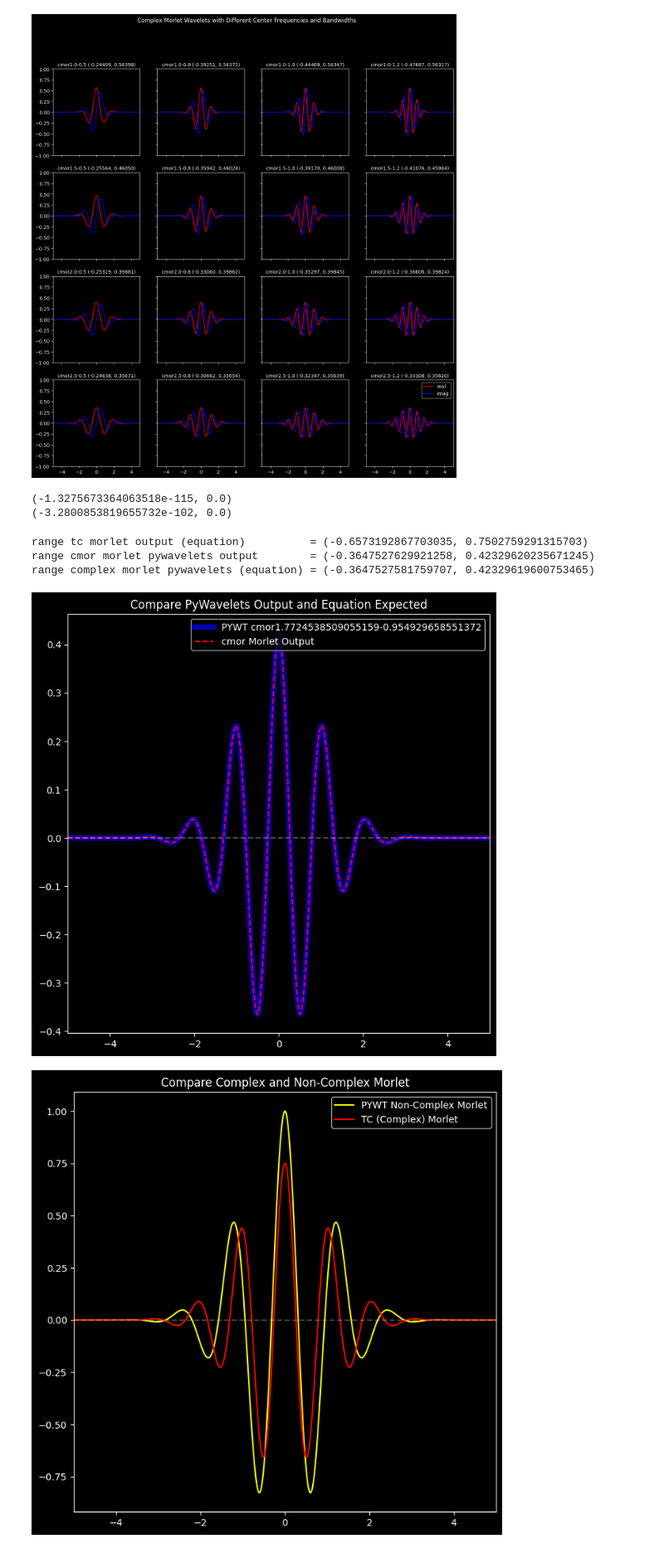
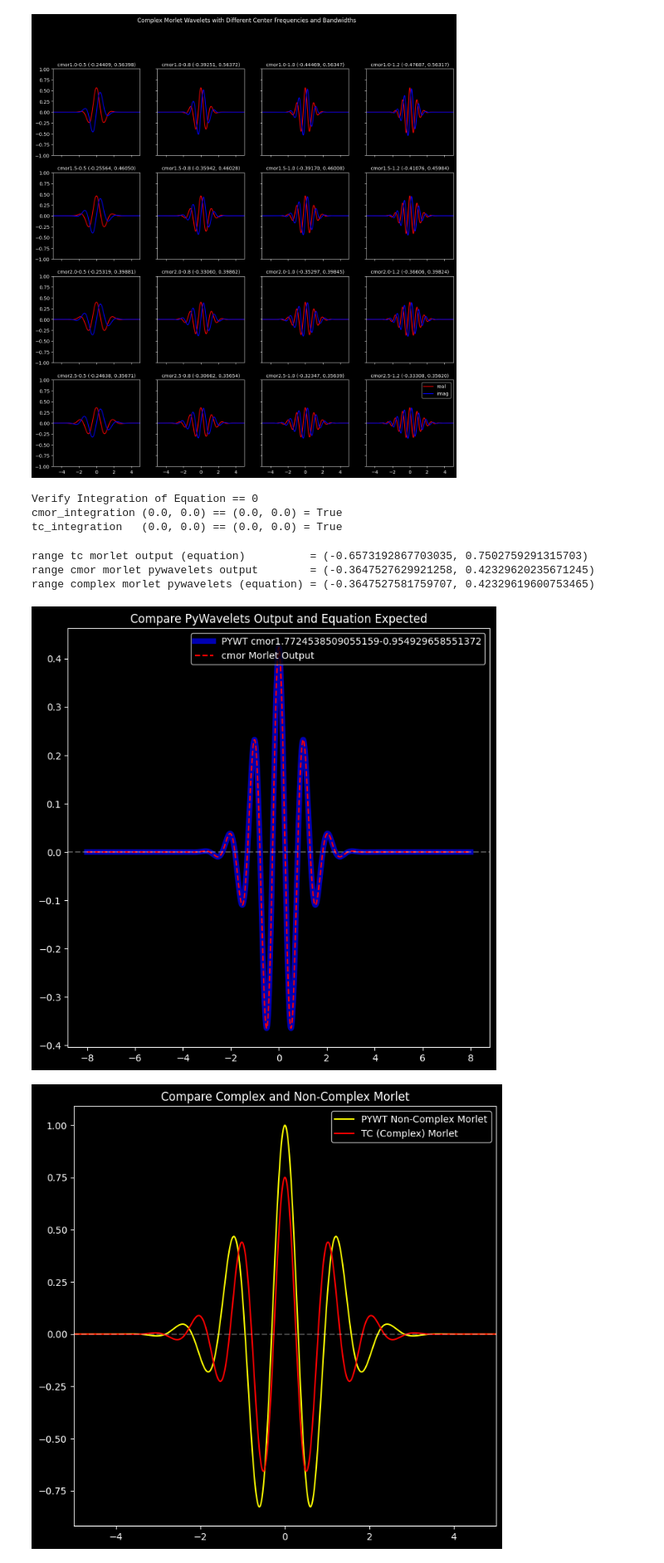
Before and after one commit to cyschneck/wavelet-tutorial, a Jupyter notebook: matching_scales.ipynb, the cells around one changed output. Shown: that part at 83% size. Cells and saved outputs as stored; diff of their text form; code cells hidden in the pictures.

Commit message:
verify pywt and tc equations integrate to zero

```diff
--- a/matching_scales.ipynb
+++ b/matching_scales.ipynb
@@ -129,18 +129,23 @@ def tc_morlet(time_step):
     part3 = math.exp(-np.power(eta, 2)/2)
     return part1 * part2 * part3
 # %%
+# Verify Equations
+
+# Integrate to ~0
 from scipy.integrate import quad
 bandwidth = math.sqrt(math.pi)
 center_freq = 6/(2*math.pi) # C * 2 * pi = 1 * 2 * pi = approx 6 (morlet default)
 
-I = quad(complex_morlet_pywavelets, -10000, 10000, args=(bandwidth,center_freq))
-print(I)
-
-I = quad(tc_morlet, -10000, 10000)
-print(I)
+integrate_range = 100000
+cmor_integration = quad(complex_morlet_pywavelets, -integrate_range, integrate_range, args=(bandwidth,center_freq))
+tc_integration = quad(tc_morlet, -integrate_range, integrate_range)
+print("Verify Integration of Equation == 0")
+print(f"cmor_integration {cmor_integration} == (0.0, 0.0) = {cmor_integration == (0.0, 0.0)}")
+print(f"tc_integration   {tc_integration} == (0.0, 0.0) = {tc_integration == (0.0, 0.0)}")
 # %% [output]
-(-1.3275673364063518e-115, 0.0)
-(-3.2800853819655732e-102, 0.0)
+Verify Integration of Equation == 0
+cmor_integration (0.0, 0.0) == (0.0, 0.0) = True
+tc_integration   (0.0, 0.0) == (0.0, 0.0) = True
 # %%
 # cmorB-C
 # https://pywavelets.readthedocs.io/en/latest/ref/cwt.html#complex-morlet-wavelets
@@ -171,14 +176,13 @@ range complex morlet pywavelets (equation) = (-0.3647527581759707, 0.42329619600
 # %%
 fig, ax = plt.subplots(figsize=(8, 8))
 ax.plot(x, np.real(psi), label=f"PYWT {complex_morlet}", c="blue", linewidth=6, alpha=0.7)
 ax.plot(x, np.real(cmor_pywt_output), label="cmor Morlet Output", linestyle='--', c="red")
 plt.title("Compare PyWavelets Output and Equation Expected")
 ax.axhline(0, linestyle='--', alpha=0.3)
-ax.set_xlim([-5, 5])
 ax.legend()
 plt.show()
 # %% [output]
-[figure, old version]
+[figure, new version]
 # %%
 fig, ax = plt.subplots(figsize=(8, 8))
 ax.plot(x, np.real(psi_m), label="PYWT Non-Complex Morlet", c="yellow")
```
Also changed, not shown: parts of 1 cell of this notebook.
